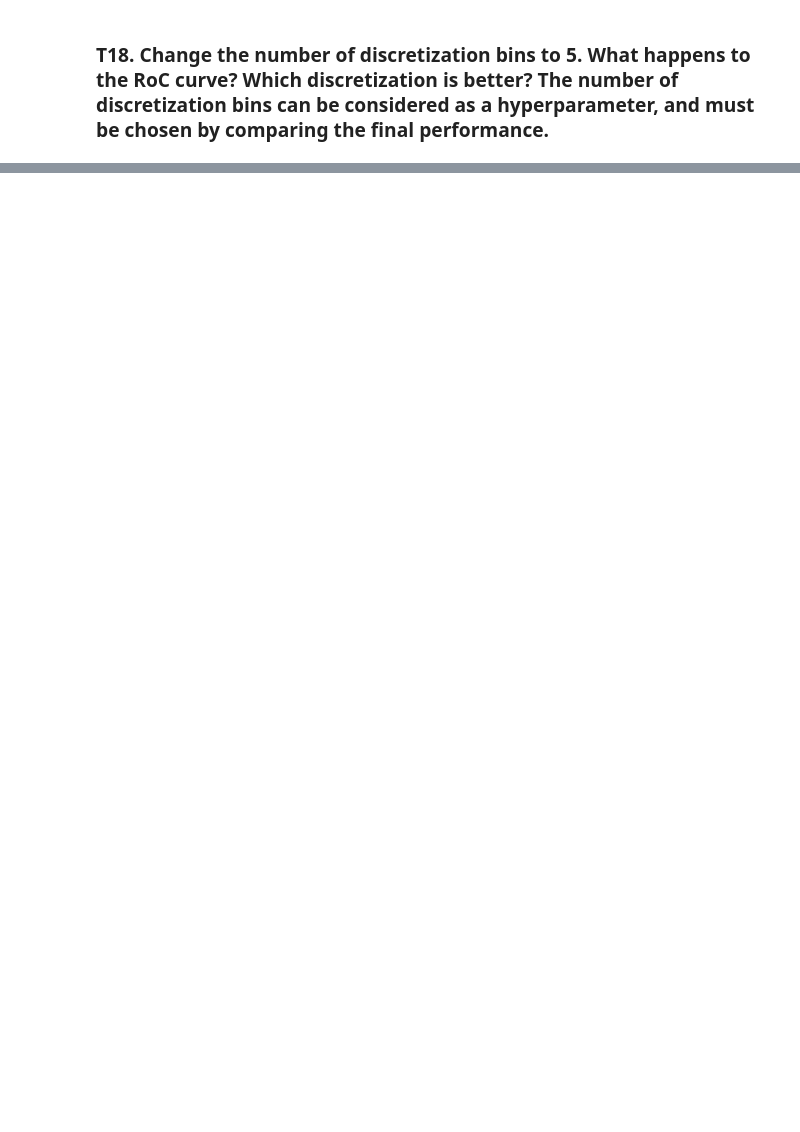
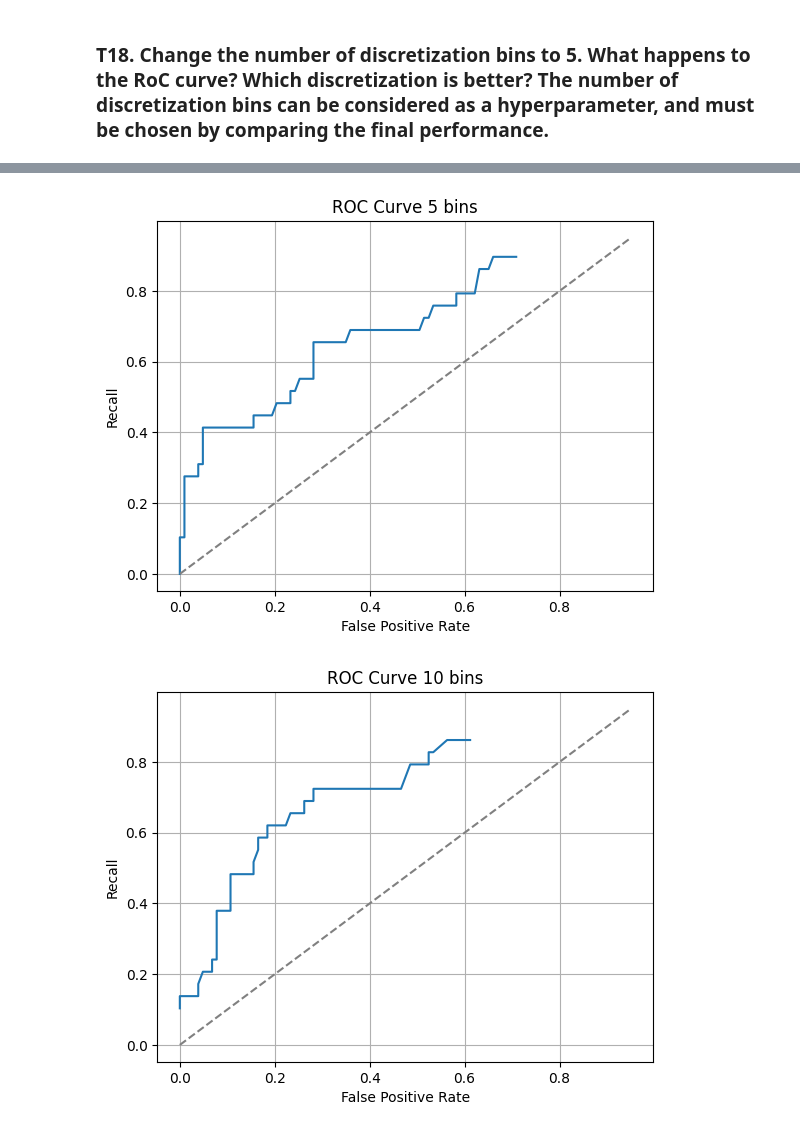
Before and after one commit to Nacnano/my-chula-courses, a Jupyter notebook: 2110573-patt-recog/HW2/Pattern_HW2_student_2024.ipynb, the cells around one changed output, grey strips where cells are left out. Saved outputs shown, nothing was run; the diff lists cells and outputs as text; code cells hidden in the pictures; blank space fills up the shorter version.

```diff
--- a/2110573-patt-recog/HW2/Pattern_HW2_student_2024.ipynb
+++ b/2110573-patt-recog/HW2/Pattern_HW2_student_2024.ipynb
@@ -362,2 +513,8 @@ evaluate(y_test, y_pred)
 # %% [markdown]
 ### T13 : The random choice baseline is the accuracy if you make a random guess for each test sample. Give random guess (50% leaving, and 50% staying) to the test samples. Report the overall Accuracy. Then, report the Precision, Recall, and F score for attrition prediction using the random choice baseline.
+# %%
+import random
+
+y_pred = np.array([random.randint(0, 1) for _ in range(len(y_test))])
+
+evaluate(y_test, y_pred)
@@ -367,0 +534,7 @@ evaluate(y_test, y_pred)
+# %%
+unique, counts = np.unique(y_pred, return_counts=True)
+max_freq = sorted([(counts[i], unique[i]) for i in range(len(unique))])[-1][1]
+
+y_pred = np.array([max_freq for _ in range(len(y_test))])
+
+evaluate(y_test, y_pred)
@@ -375,0 +733,24 @@ $ t = np.arange(-5,5,0.05) $
+# %%
+plt.plot(hist_bin5['FPR'], hist_bin5['Recall'])
+plt.title('ROC Curve 5 bins')
+plt.xlabel('False Positive Rate')
+plt.ylabel('Recall')
+
+plt.plot(np.arange(0, 1, 0.05), np.arange(0, 1, 0.05), linestyle='--', color='gray')
+plt.grid()
+
+plt.show()
+
+
+plt.plot(hist_bin10['FPR'], hist_bin10['Recall'])
+plt.title('ROC Curve 10 bins')
+plt.xlabel('False Positive Rate')
+plt.ylabel('Recall')
+
+plt.plot(np.arange(0, 1, 0.05), np.arange(0, 1, 0.05), linestyle='--', color='gray')
+plt.grid()
+
+plt.show()
+# %% [output]
+[figure, added]
+[figure, added]
```
Also changed, not shown: parts of 35 cells of this notebook.
